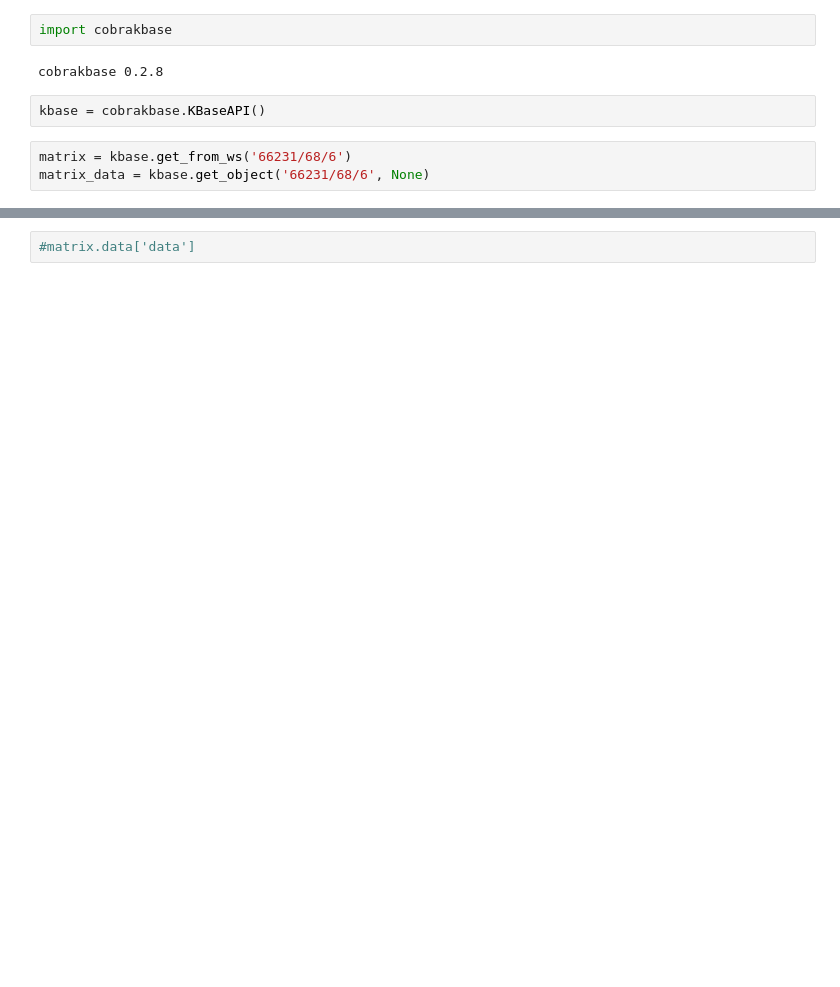
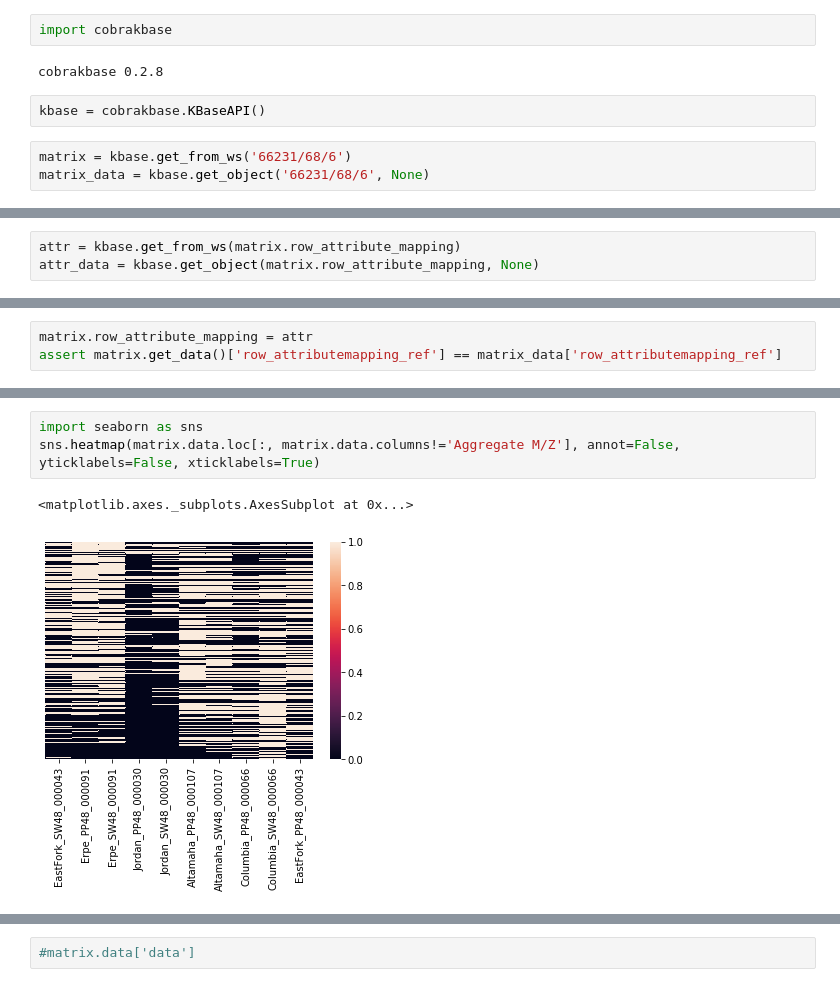
Before and after one commit to Fxe/cobrakbase, a Jupyter notebook: examples/KBase/Objects/ChemicalAbundanceMatrix.ipynb, the cells around one changed output, grey strips where cells are left out. Drawn from its saved outputs; the diff is of its cells as text; blank space fills up the shorter version.

```diff
--- a/examples/KBase/Objects/ChemicalAbundanceMatrix.ipynb
+++ b/examples/KBase/Objects/ChemicalAbundanceMatrix.ipynb
@@ -14,0 +16,3 @@ type(matrix), type(matrix_data)
+# %%
+attr = kbase.get_from_ws(matrix.row_attribute_mapping)
+attr_data = kbase.get_object(matrix.row_attribute_mapping, None)
@@ -14,0 +37,3 @@ type(matrix), type(matrix_data)
+# %%
+matrix.row_attribute_mapping = attr
+assert matrix.get_data()['row_attributemapping_ref'] == matrix_data['row_attributemapping_ref']
@@ -14,0 +72,6 @@ type(matrix), type(matrix_data)
+# %%
+import seaborn as sns
+sns.heatmap(matrix.data.loc[:, matrix.data.columns!='Aggregate M/Z'], annot=False, yticklabels=False, xticklabels=True)
+# %% [output]
+<matplotlib.axes._subplots.AxesSubplot at 0x...>
+[figure, added]
```
Also changed, not shown: parts of 12 cells of this notebook, 12 other files.
